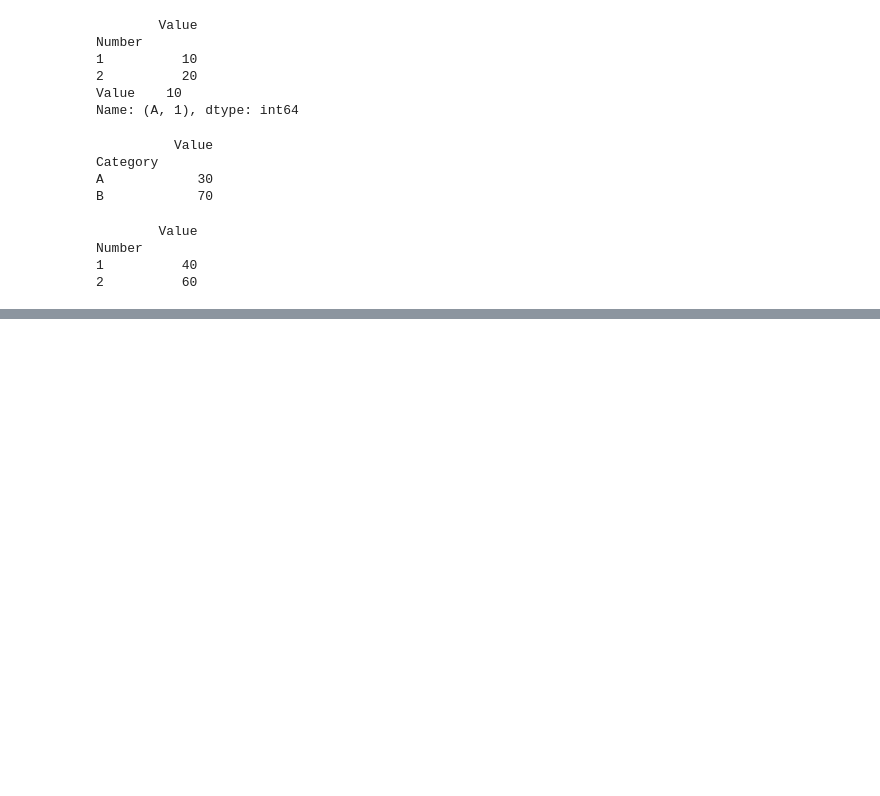
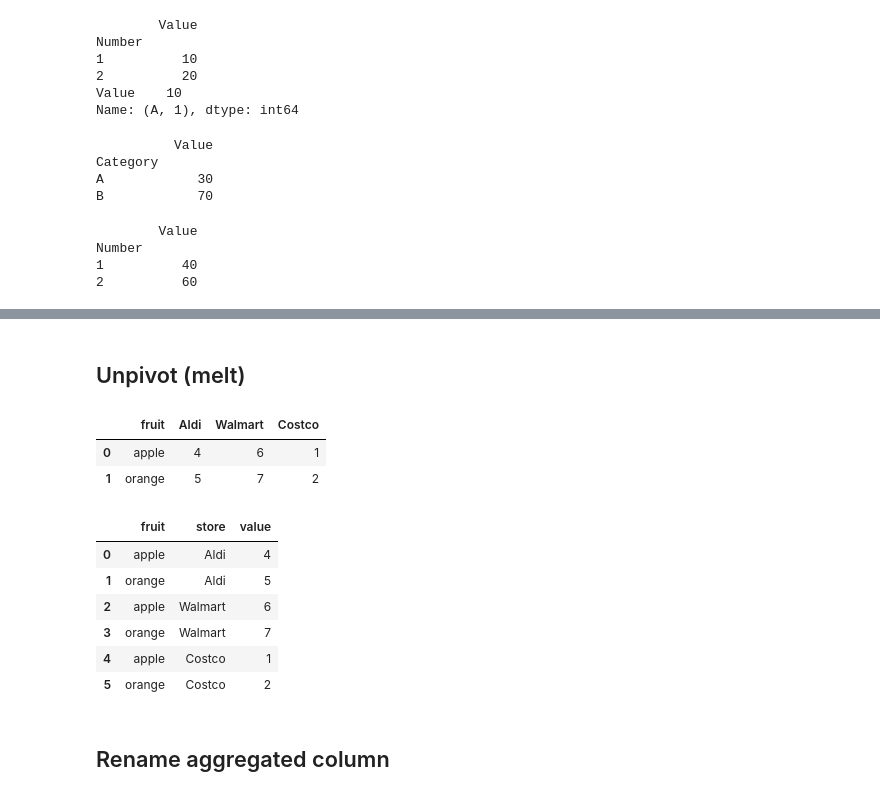
Before and after one commit to Oz174/SelfStudyPython, a Jupyter notebook: DaybyDay/15- All About Pandas.ipynb, the cells around one changed output, grey strips where cells are left out. Cells and saved outputs as stored; diff of their text form; code cells hidden in the pictures; blank space fills up the shorter version.

```diff
--- a/DaybyDay/15- All About Pandas.ipynb
+++ b/DaybyDay/15- All About Pandas.ipynb
@@ -156,0 +308,29 @@ Number
+# %% [markdown]
+## Unpivot (melt)
+# %%
+df = pd.DataFrame({
+    "fruit": ["apple", "orange"],
+    "Aldi": [4, 5],
+    "Walmart": [6, 7],
+    "Costco": [1, 2]
+})
+
+df
+# %% [output]
+|  | fruit | Aldi | Walmart | Costco |
+| 0 | apple | 4 | 6 | 1 |
+| 1 | orange | 5 | 7 | 2 |
+# %%
+df.melt(id_vars=["fruit"],
+        value_vars=["Aldi", "Walmart", "Costco"],
+        var_name='store')
+# %% [output]
+|  | fruit | store | value |
+| 0 | apple | Aldi | 4 |
+| 1 | orange | Aldi | 5 |
+| 2 | apple | Walmart | 6 |
+| 3 | orange | Walmart | 7 |
+| 4 | apple | Costco | 1 |
+| 5 | orange | Costco | 2 |
+# %% [markdown]
+## Rename aggregated column
```
Also changed, not shown: parts of 33 cells of this notebook.
